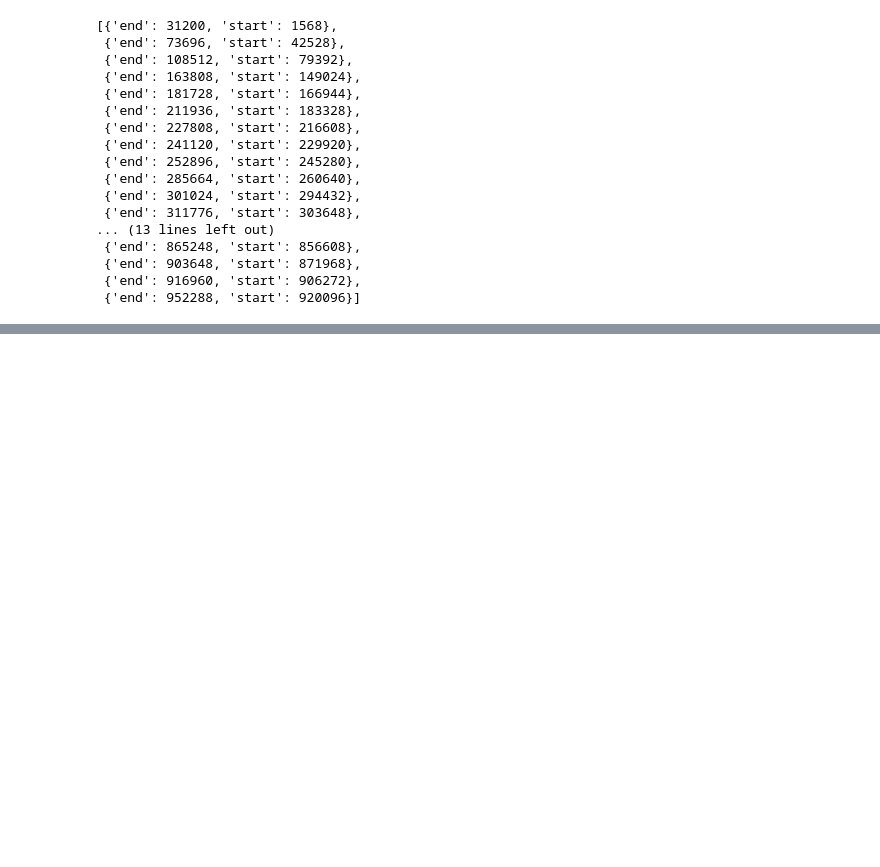
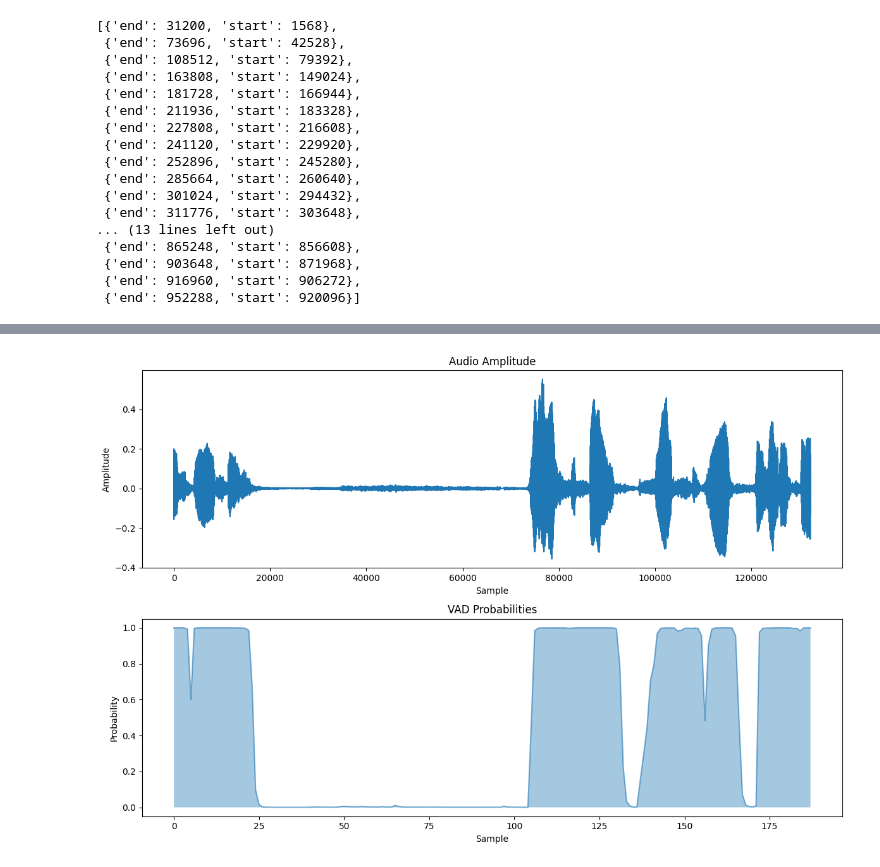
Before and after one commit to youhong415/Silero-VAD, a Jupyter notebook: Librosa_SileroVAD_Visualization.ipynb, the cells around one changed output, grey strips where cells are left out. Cells and saved outputs as stored; diff of their text form; code cells hidden in the pictures; blank space fills up the shorter version.

```diff
--- a/Librosa_SileroVAD_Visualization.ipynb
+++ b/Librosa_SileroVAD_Visualization.ipynb
@@ -109,0 +111,31 @@ plt.show()
+# %%
+# 區間
+between_percent = [0.1, 0.2]
+
+y_between = y[int(len(y)*between_percent[0]):int(len(y)*between_percent[1])]
+speech_probs_between = speech_probs[int(len(speech_probs)*between_percent[0]):int(len(speech_probs)*between_percent[1])]
+
+# 创建一个包含两个子图的图表
+plt.figure(figsize=(12, 8))
+
+# 第一个子图：音频振幅
+plt.subplot(2, 1, 1)
+plt.plot(y_between)
+plt.title('Audio Amplitude')
+plt.xlabel('Sample')
+plt.ylabel('Amplitude')
+
+# 第二个子图：VAD概率
+plt.subplot(2, 1, 2)
+#plt.plot(speech_probs)
+plt.fill_between(np.arange(len(speech_probs_between)), speech_probs_between, alpha=0.4)
+plt.plot(speech_probs_between, alpha=0.6)  # 如果需要，也可以加上概率线
+plt.title('VAD Probabilities')
+plt.xlabel('Sample')
+plt.ylabel('Probability')
+
+# 显示图表
+plt.tight_layout()
+plt.show()
+# %% [output]
+[figure, added]
```
Also changed, not shown: parts of 4 cells of this notebook.
